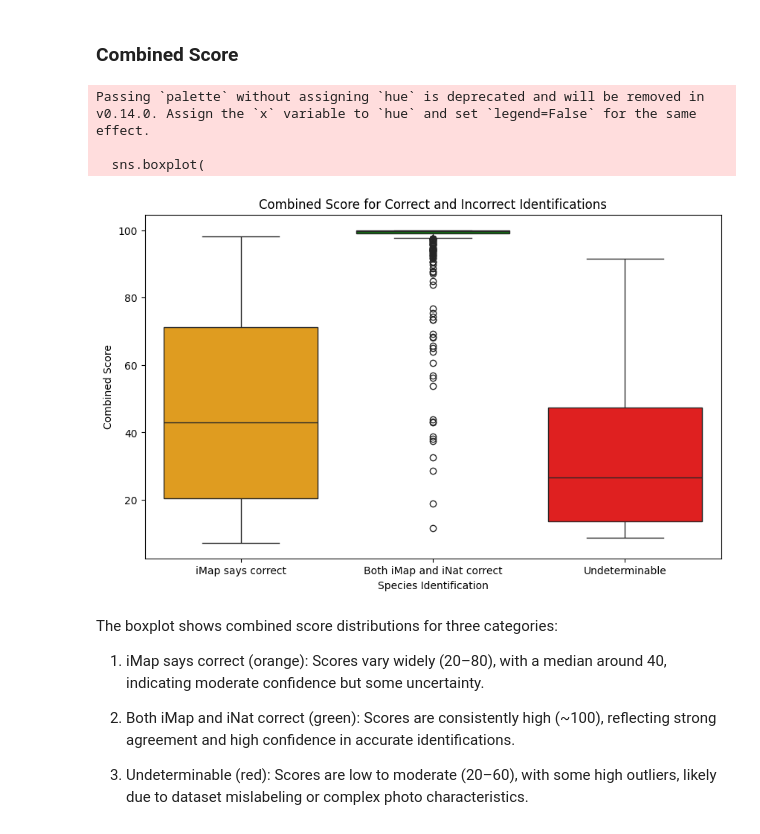
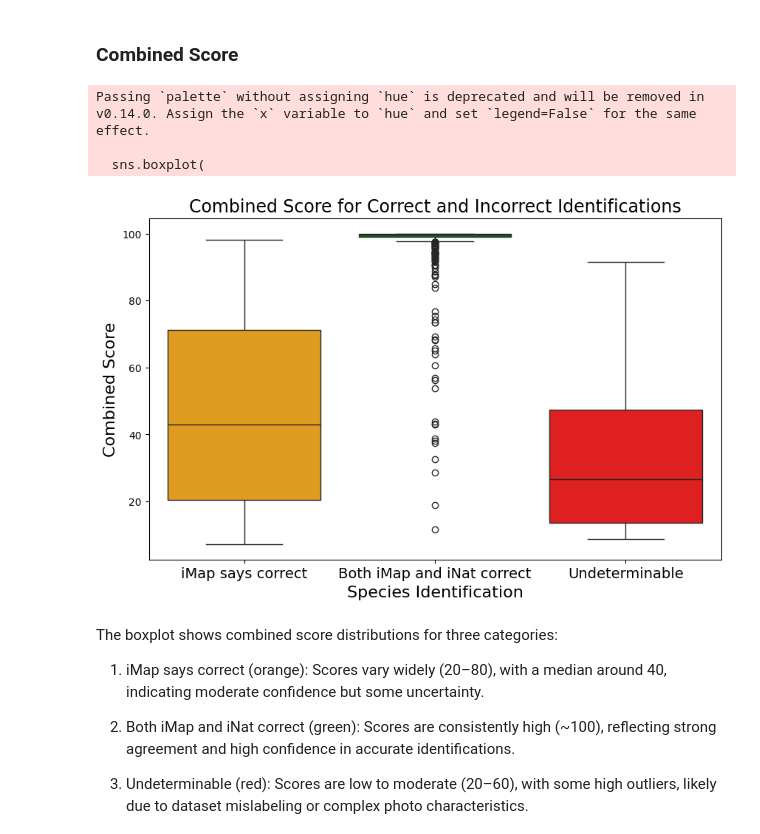
Before and after one commit to tmollick95/iMapInvasives, a Jupyter notebook: Code/Figures and figure code.ipynb, the cells around one changed output. Cells and saved outputs as stored; diff of their text form; code cells hidden in the pictures.

```diff
--- a/Code/Figures and figure code.ipynb
+++ b/Code/Figures and figure code.ipynb
@@ -155,29 +159,30 @@ The plot highlights the effectiveness of combined scores in predicting identific
 # %%
 plt.figure(figsize=(10, 6))
 sns.boxplot(
     data=df,
     x='Verification',
     y='com_score',
     palette={
         'iMap says correct': 'orange',
         'Both iMap and iNat correct': 'green',
         'Undeterminable': 'red'
     },
     order=['iMap says correct', 'Both iMap and iNat correct', 'Undeterminable'],
     dodge=False  # Ensures the boxes for each category do not overlap
 )
-plt.title('Combined Score for Correct and Incorrect Identifications')
-plt.xlabel("Species Identification")
-plt.ylabel('Combined Score')
+plt.title('Combined Score for Correct and Incorrect Identifications', fontsize=17)
+plt.xlabel("Species Identification", fontsize=16)
+plt.ylabel('Combined Score', fontsize=16)
+plt.xticks(fontsize=14)  # Increased font size for x-axis tick labels
 
 # Save the figure in 300 dpi
 plt.savefig('Combined Score for Correct and Incorrect Identifications.png', dpi=300)
 plt.show()
 # %% [output]
 Passing `palette` without assigning `hue` is deprecated and will be removed in v0.14.0. Assign the `x` variable to `hue` and set `legend=False` for the same effect.
 
   sns.boxplot(
-[figure, old version]
+[figure, new version]
 # %% [markdown]
 The boxplot shows combined score distributions for three categories:
 
```
Also changed, not shown: parts of 3 cells of this notebook.
